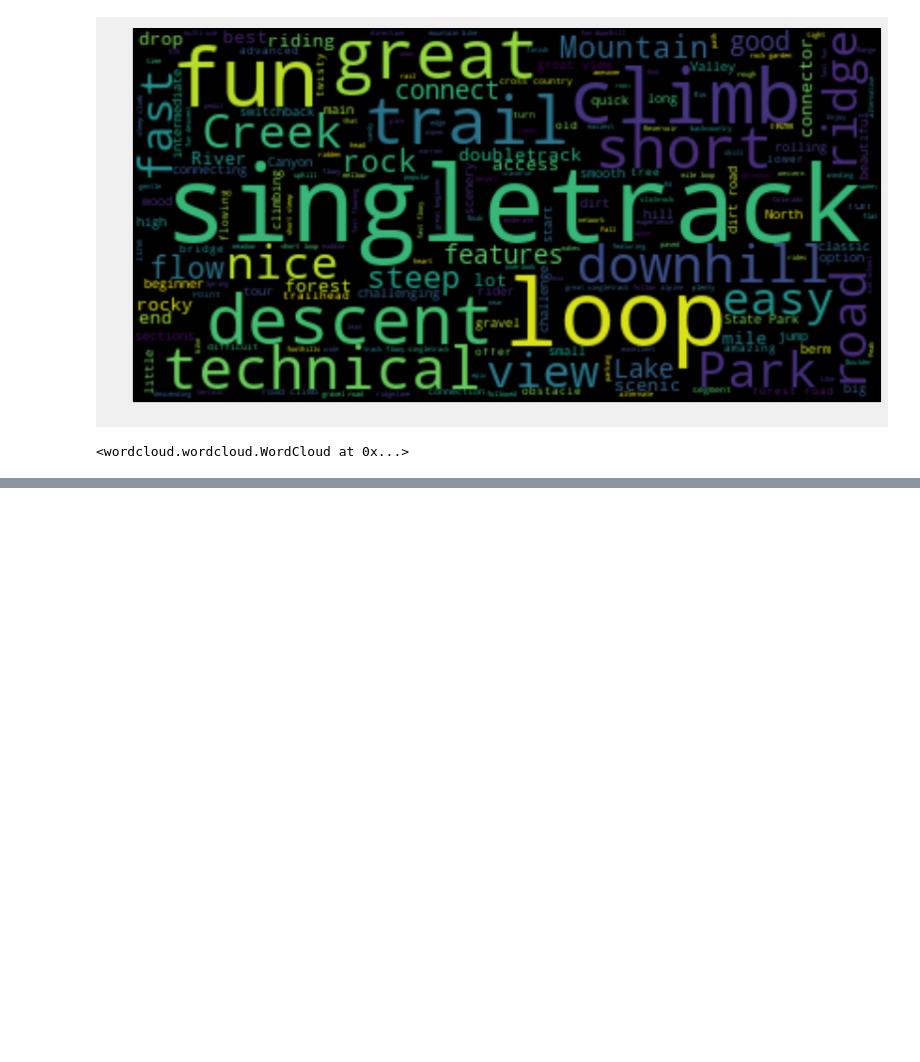
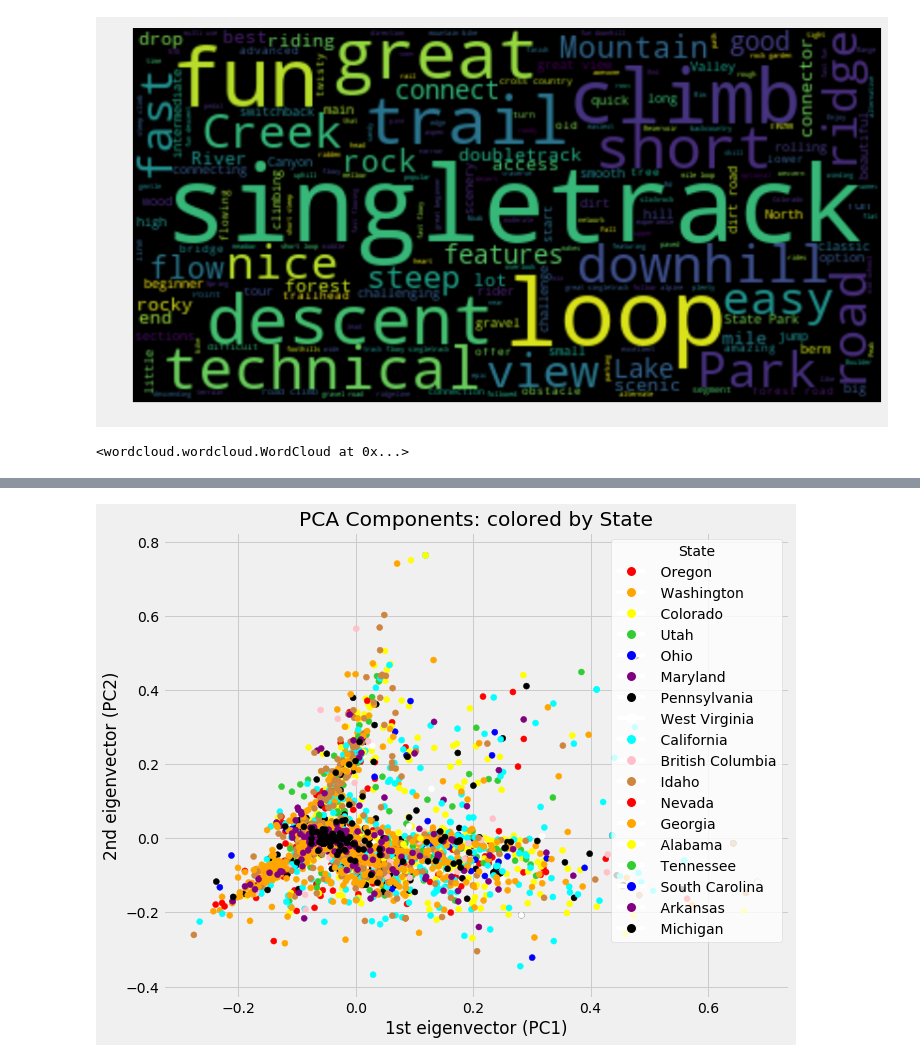
Before and after one commit to Laura-Kimble/mtb-trails, a Jupyter notebook: notebooks/mtb_eda.ipynb, the cells around one changed output, grey strips where cells are left out. Drawn from its saved outputs; the diff is of its cells as text; code cells hidden in the pictures; blank space fills up the shorter version.

```diff
--- a/notebooks/mtb_eda.ipynb
+++ b/notebooks/mtb_eda.ipynb
@@ -223,0 +265,5 @@ wordcloud.to_file("../images/mtbproject_wordcloud.png")
+# %%
+colors = ['red', 'orange', 'yellow', 'limegreen', 'blue', 'purple', 'black', 'white', 'cyan', 'pink', 'peru']
+state_dict = {state: colors[ind%11] for ind, state in enumerate(trails_df_with_summary['state'].unique())}
+y2 = trails_df_with_summary['state'].map(state_dict)
+state_dict
@@ -223,0 +289,15 @@ wordcloud.to_file("../images/mtbproject_wordcloud.png")
+# %%
+legend_elements2 = []
+for state, color in state_dict.items():
+    line = Line2D([0], [0], marker='o', color='w', label=state,
+                          markerfacecolor=color, markersize=10)
+    legend_elements2.append(line)
+
+fig, ax = plt.subplots(1, 1, figsize=(10, 8))
+ax.scatter(pca_tfidf[:, 0], pca_tfidf[:, 1], c=y2)
+ax.set_title("PCA Components: colored by State")
+ax.set_xlabel("1st eigenvector (PC1)")
+ax.set_ylabel("2nd eigenvector (PC2)")
+ax.legend(handles=legend_elements2, facecolor='w', title='State');
+# %% [output]
+[figure, added]
```
Also changed, not shown: parts of 5 cells of this notebook, 4 other files.
